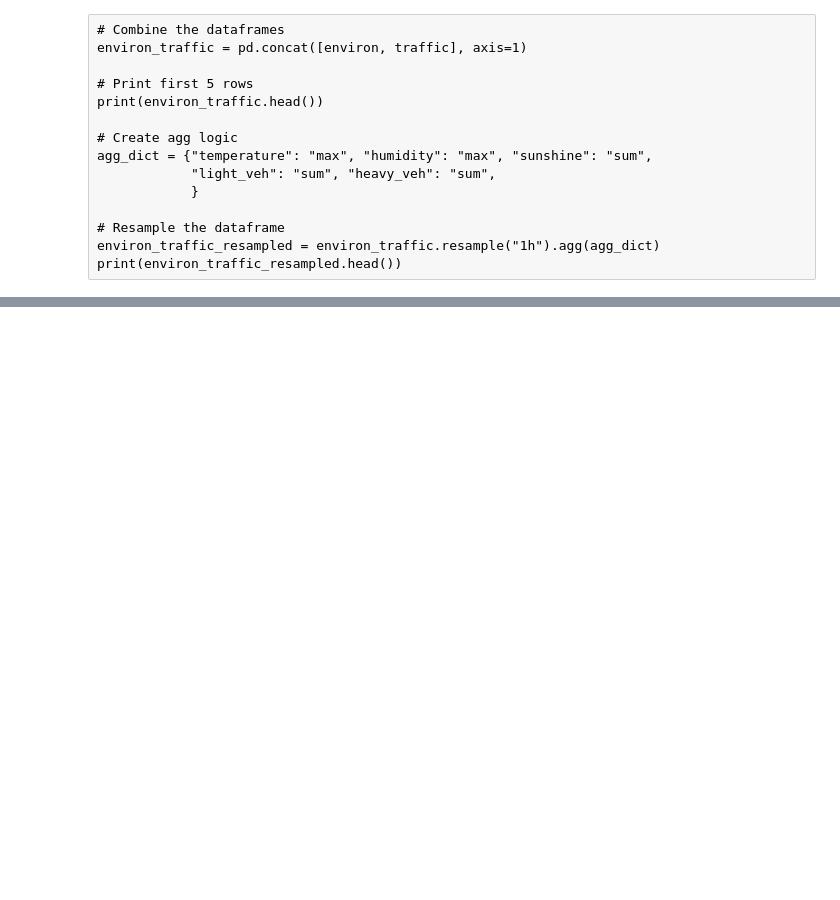
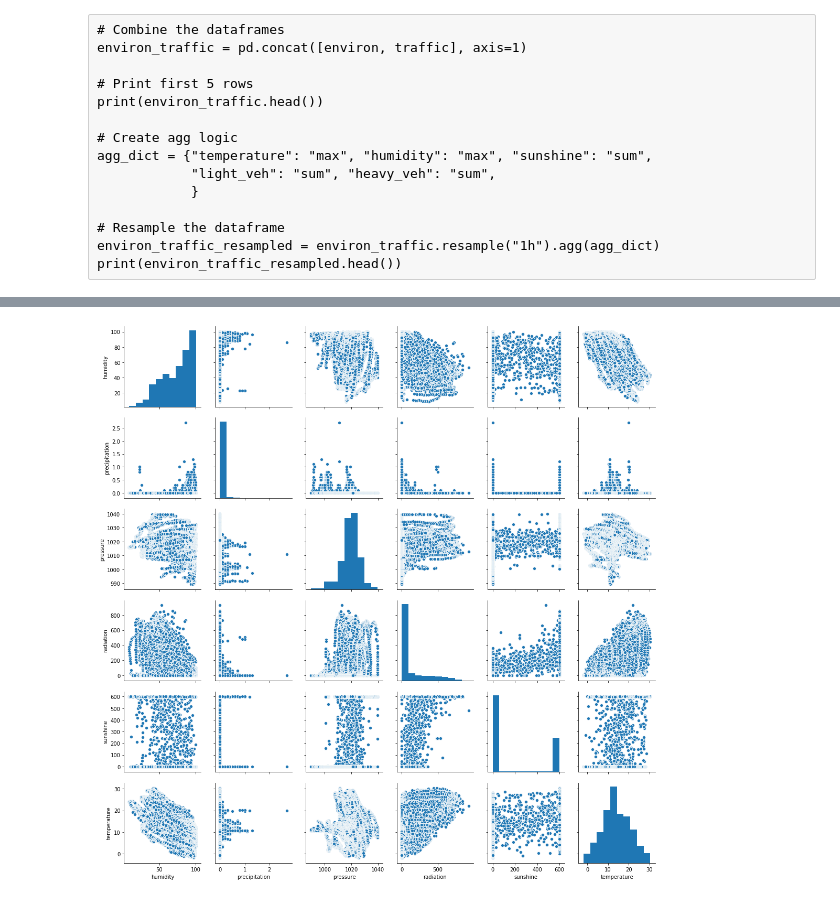
Before and after one commit to DavitGadyan/Mix_Cheatsheets, a Jupyter notebook: Analyzing IoT Data in Python.ipynb, the cells around one changed output, grey strips where cells are left out. Cells and saved outputs as stored; diff of their text form; code cells hidden in the pictures; blank space fills up the shorter version.

```diff
--- a/Analyzing IoT Data in Python.ipynb
+++ b/Analyzing IoT Data in Python.ipynb
@@ -416,0 +447,11 @@ print(environ_traffic_resampled.head())
+# %%
+# Import required modules
+import seaborn as sns
+
+# Create a pairplot
+sns.pairplot(data)
+
+# Show plot
+plt.show()
+# %% [output]
+[figure, added]
```
Also changed, not shown: parts of 10 cells of this notebook.
